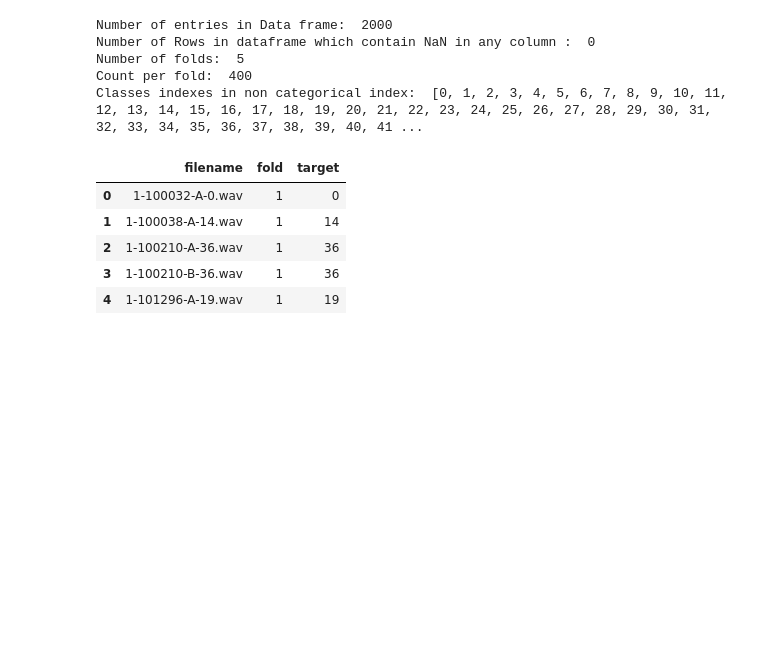
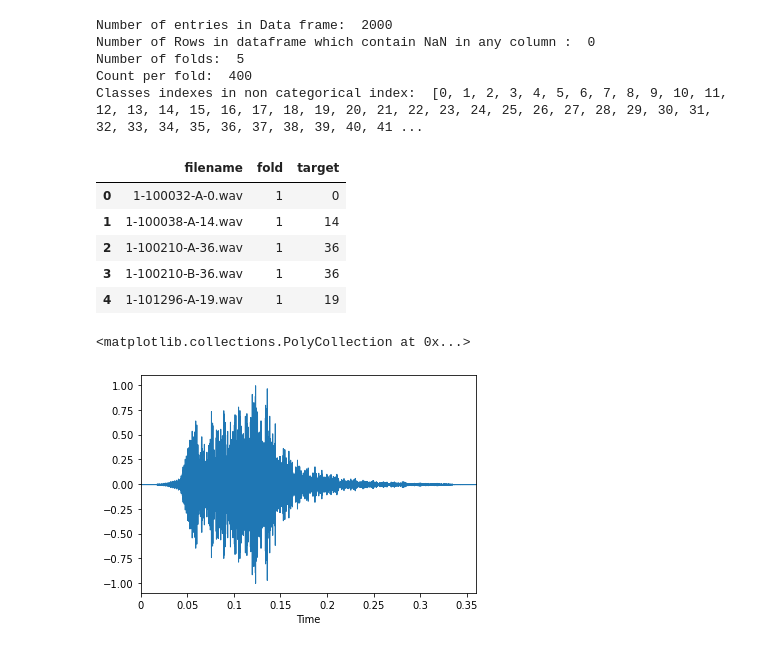
Before and after one commit to t2ac32/vh_challenge_sol, a Jupyter notebook: Tests.ipynb, the cells around one changed output. Saved outputs shown, nothing was run; the diff lists cells and outputs as text; code cells hidden in the pictures; blank space fills up the shorter version.

Commit message:
added preprocess with librosa

```diff
--- a/Tests.ipynb
+++ b/Tests.ipynb
@@ -24,7 +24,7 @@ from librosa.display import specshow
 According to esc50 documentation rooster class is = 1.
 '''
 #50 CLASSES SOUND DATA SET
-AUDIO_DS_PATH = Path("Data/Dataset/ESC-50")
+AUDIO_DS_PATH = Path("Data/Dataset/audio")
 DF_PATH =  Path("Data/Dataset/esc50.csv")
 
 #Dataset as pandas dataframe
@@ -71,3 +71,18 @@ def get_fold_from(dataframe):
     train = df.iloc[result[0]]
     test =  df.iloc[result[1]]
     return train, test
+# %%
+#Compute melspectrogram:
+#https://towardsdatascience.com/getting-to-know-the-mel-spectrogram-31bca3e2d9d0
+#import librosa
+audio_sample_path  =  AUDIO_DS_PATH /"1-100032-A-0.wav"
+
+def pre_process_stem(audio_path:Path):
+    y, sr = librosa.load(audio_path, 44100)
+    audio_sample, _  = librosa.effects.trim(y)
+    return audio_sample
+audio_stem = pre_process_stem(audio_sample_path)
+librosa.display.waveplot(audio_sample, sr=sr)
+# %% [output]
+<matplotlib.collections.PolyCollection at 0x...>
+[figure, added]
```
Also changed, not shown: parts of 5 cells of this notebook.
